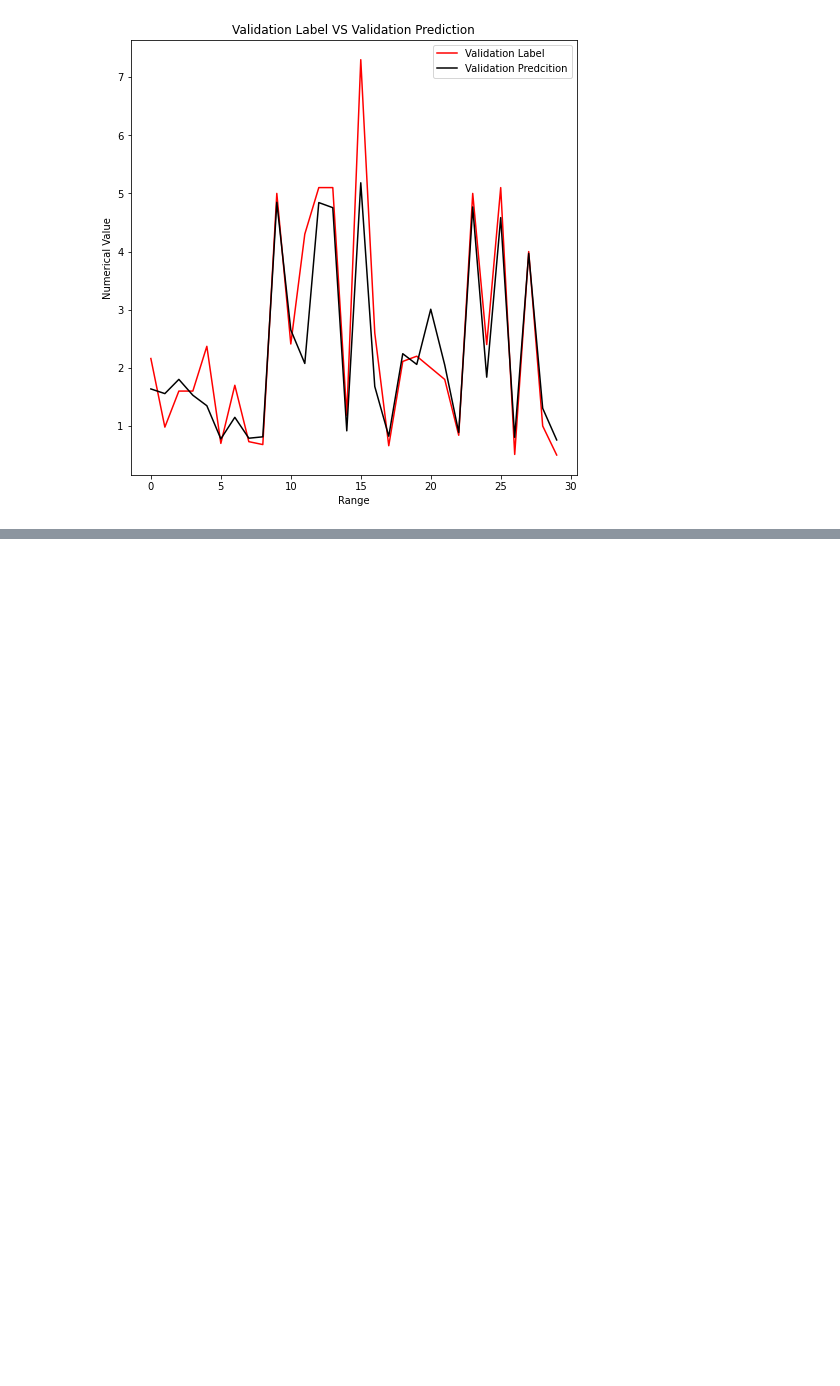
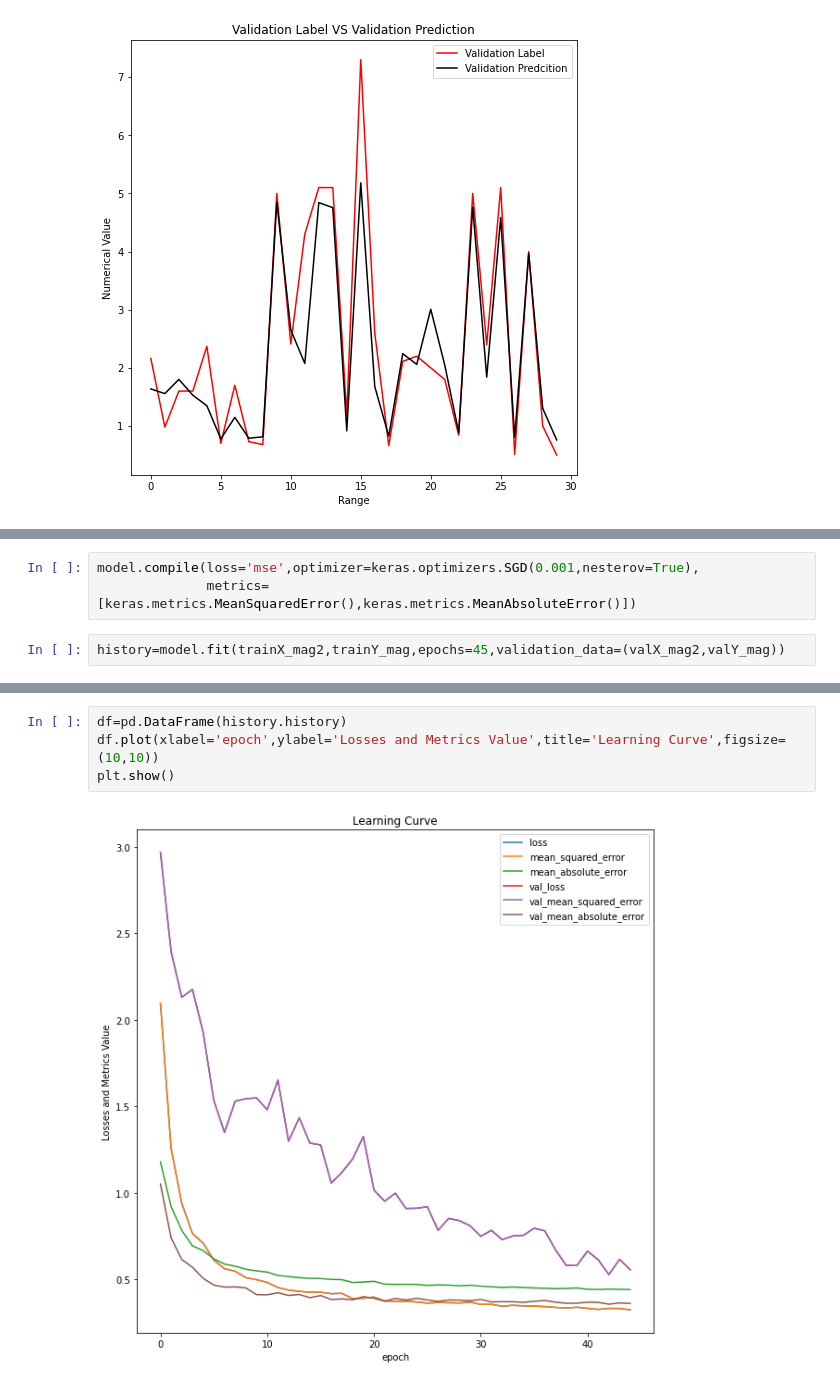
Before and after one commit to hungrycarpet/Quakedet, a Jupyter notebook: earthquake.ipynb, the cells around one changed output, grey strips where cells are left out. Cells and saved outputs as stored; diff of their text form; blank space fills up the shorter version.

```diff
--- a/earthquake.ipynb
+++ b/earthquake.ipynb
@@ -668,0 +716,5 @@ fig.show()
+# %%
+model.compile(loss='mse',optimizer=keras.optimizers.SGD(0.001,nesterov=True),
+              metrics=[keras.metrics.MeanSquaredError(),keras.metrics.MeanAbsoluteError()])
+# %%
+history=model.fit(trainX_mag2,trainY_mag,epochs=45,validation_data=(valX_mag2,valY_mag))
@@ -668,0 +739,6 @@ fig.show()
+# %%
+df=pd.DataFrame(history.history)
+df.plot(xlabel='epoch',ylabel='Losses and Metrics Value',title='Learning Curve',figsize=(10,10))
+plt.show()
+# %% [output]
+[figure, added]
```
Also changed, not shown: parts of 7 cells of this notebook.
